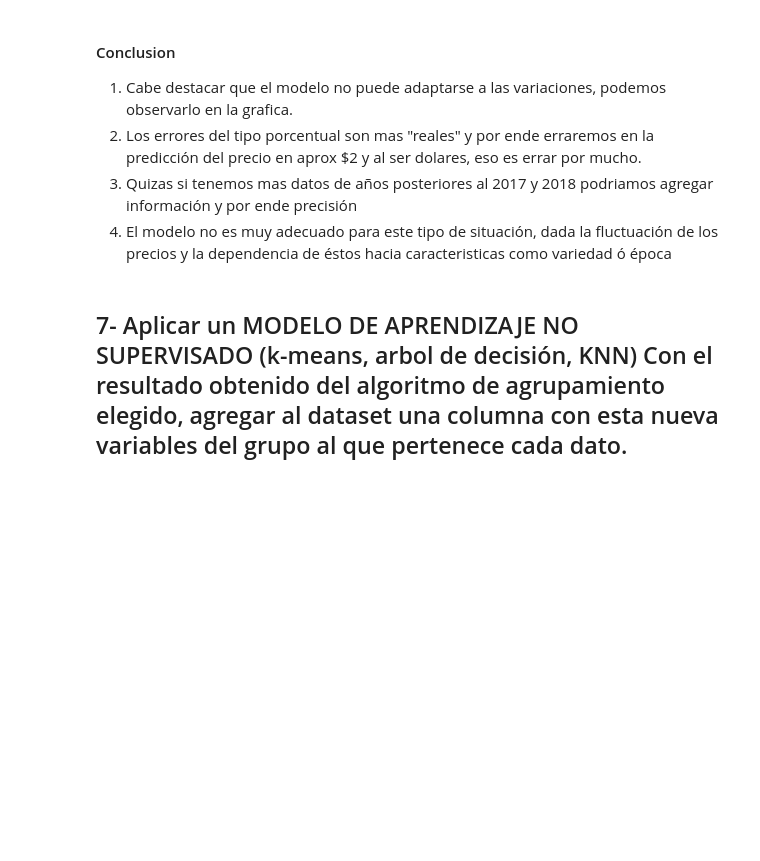
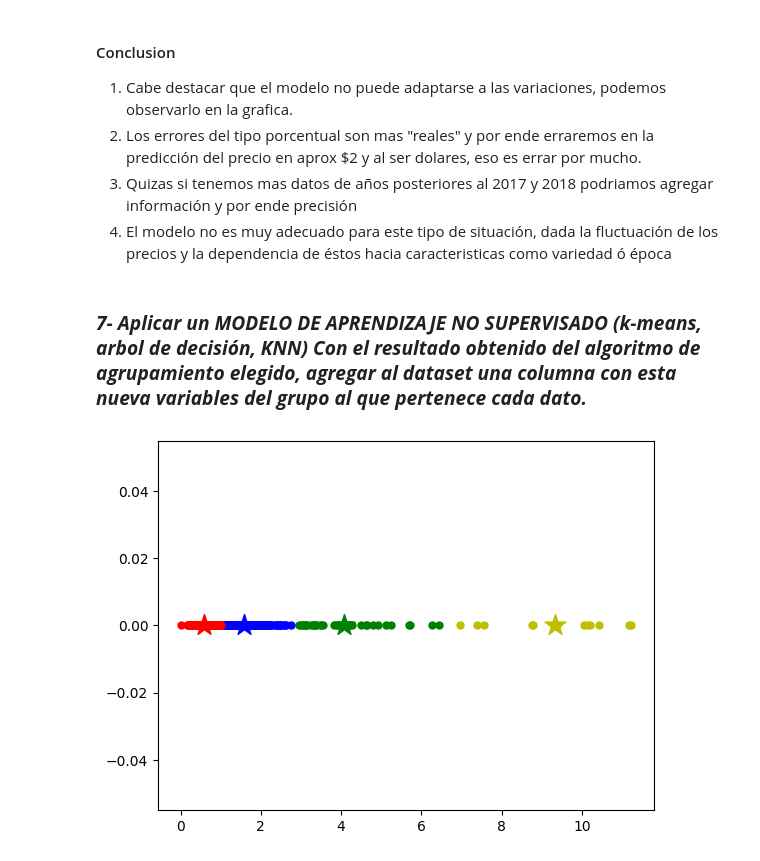
Before and after one commit to cristiandevar/TPIntegrador-1, a Jupyter notebook: TRABAJO_INTEGRADOR_1_Franco_Cristian.ipynb, the cells around one changed output. Cells and saved outputs as stored; diff of their text form; code cells hidden in the pictures; blank space fills up the shorter version.

```diff
--- a/TRABAJO_INTEGRADOR_1_Franco_Cristian.ipynb
+++ b/TRABAJO_INTEGRADOR_1_Franco_Cristian.ipynb
@@ -551,4 +551,33 @@ print(f""" En nuestro caso los valores de ambas metricas son:
 3. Quizas si tenemos mas datos de años posteriores al 2017 y 2018 podriamos agregar información y por ende precisión
 4. El modelo no es muy adecuado para este tipo de situación, dada la fluctuación de los precios y la dependencia de éstos hacia caracteristicas como variedad ó época
 # %% [markdown]
-## 7- Aplicar un MODELO DE APRENDIZAJE NO SUPERVISADO (k-means, arbol de  decisión, KNN) Con el resultado obtenido del algoritmo de agrupamiento elegido, agregar al dataset una columna con esta nueva variables del grupo al que pertenece cada dato.
+### ***7- Aplicar un MODELO DE APRENDIZAJE NO SUPERVISADO (k-means, arbol de  decisión, KNN) Con el resultado obtenido del algoritmo de agrupamiento elegido, agregar al dataset una columna con esta nueva variables del grupo al que pertenece cada dato.***
+# %%
+# Importo kmeans
+from sklearn.cluster import KMeans
+
+# Determino que usaremos la columna precio como referencia de a que grupo pertenece. La idea seria poder observar si
+# es un producto muy caro, caro o moderado, barato.
+X = np.array(df['precio_usd_kg']).reshape(-1,1)
+
+# Aplicamos el algoritmo K-means con k=4
+kmeans = KMeans(n_clusters=4, n_init=10)
+kmeans.fit(X)
+
+# Obtenemos los centroides y las etiquetas de cada punto
+centroids = kmeans.cluster_centers_
+labels = kmeans.labels_
+
+# Visualizamos los resultados obtenidos
+colors = ['r', 'g', 'b', 'y']
+# Primero los puntos
+for i in range(len(X)):
+    plt.scatter(X[i][0], 0, s=25, c=colors[labels[i]])
+
+# Luego los centroides
+for i in range(len(centroids)):
+    plt.scatter(centroids[i][0], 0, marker='*', s=250, c=colors[i])
+
+plt.show()
+# %% [output]
+[figure, added]
```
Also changed, not shown: parts of 10 cells of this notebook.
